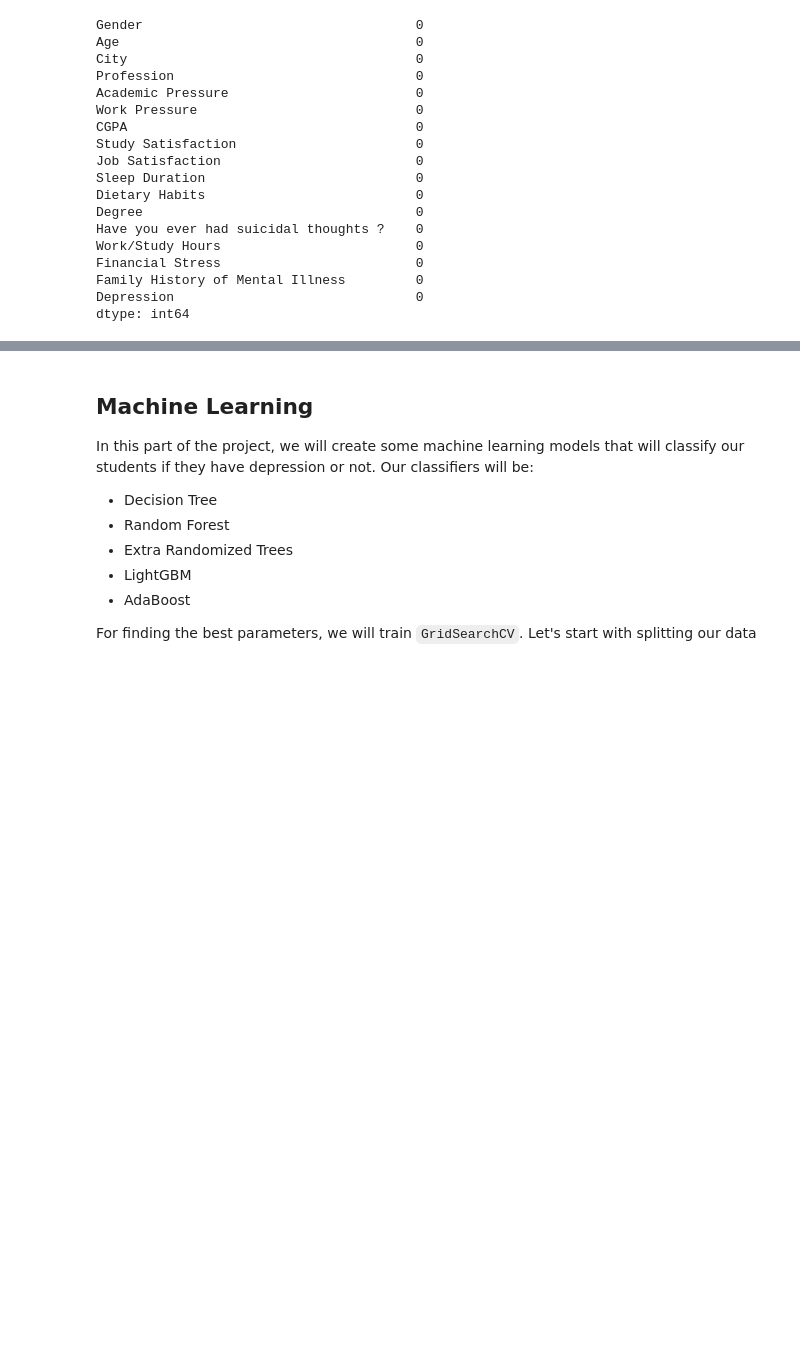
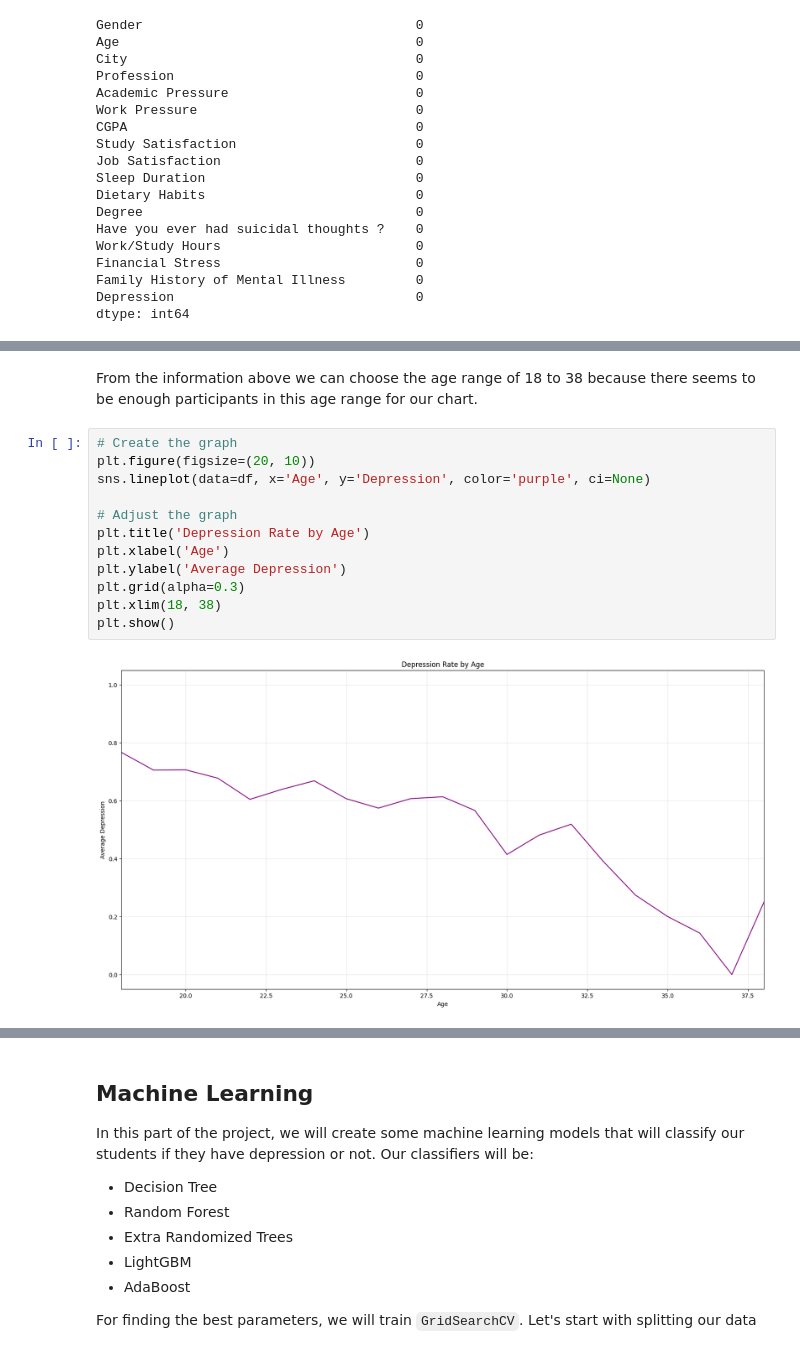
Before and after one commit to mertkont/ds-student-depression, a Jupyter notebook: ml-project-for-student-depression-data-set.ipynb, the cells around one changed output, grey strips where cells are left out. Cells and saved outputs as stored; diff of their text form; blank space fills up the shorter version.

```diff
--- a/ml-project-for-student-depression-data-set.ipynb
+++ b/ml-project-for-student-depression-data-set.ipynb
@@ -162,0 +272,16 @@ Right now, we have not any empty cell.
+# %% [markdown]
+From the information above we can choose the age range of 18 to 38 because there seems to be enough participants in this age range for our chart.
+# %%
+# Create the graph
+plt.figure(figsize=(20, 10))
+sns.lineplot(data=df, x='Age', y='Depression', color='purple', ci=None)
+
+# Adjust the graph
+plt.title('Depression Rate by Age')
+plt.xlabel('Age')
+plt.ylabel('Average Depression')
+plt.grid(alpha=0.3)
+plt.xlim(18, 38)
+plt.show()
+# %% [output]
+[figure, added]
```
Also changed, not shown: parts of 20 cells of this notebook.
